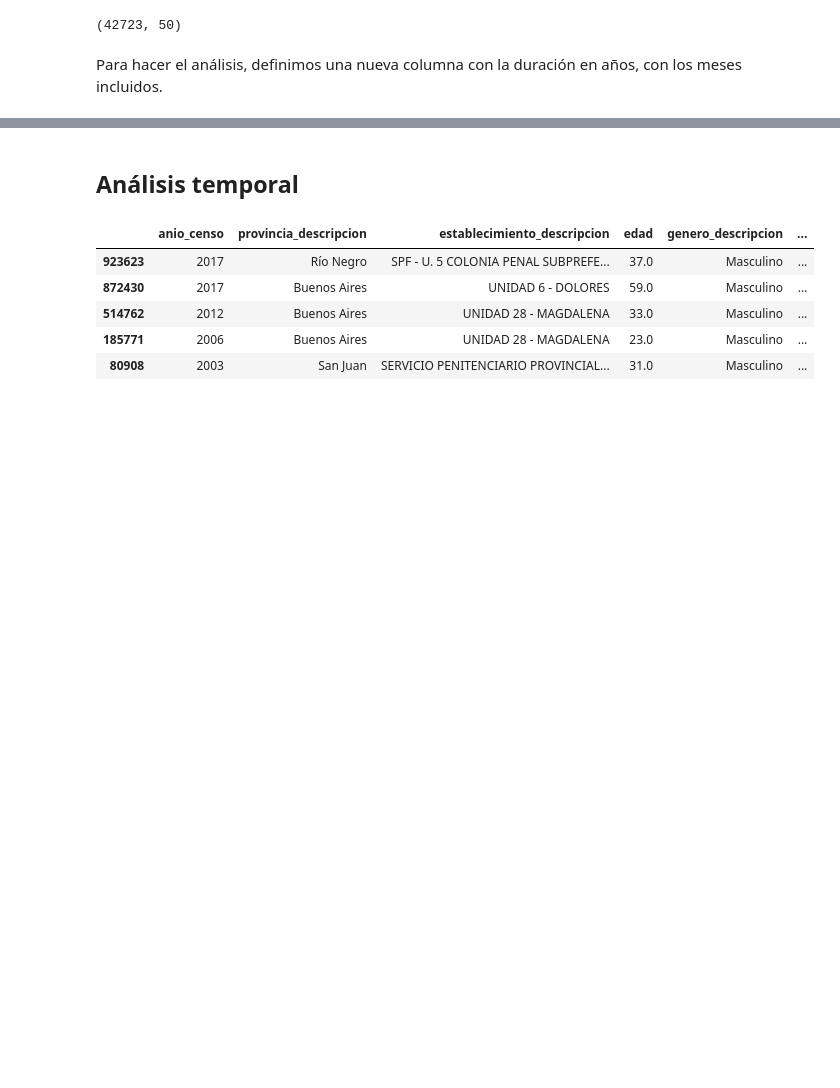
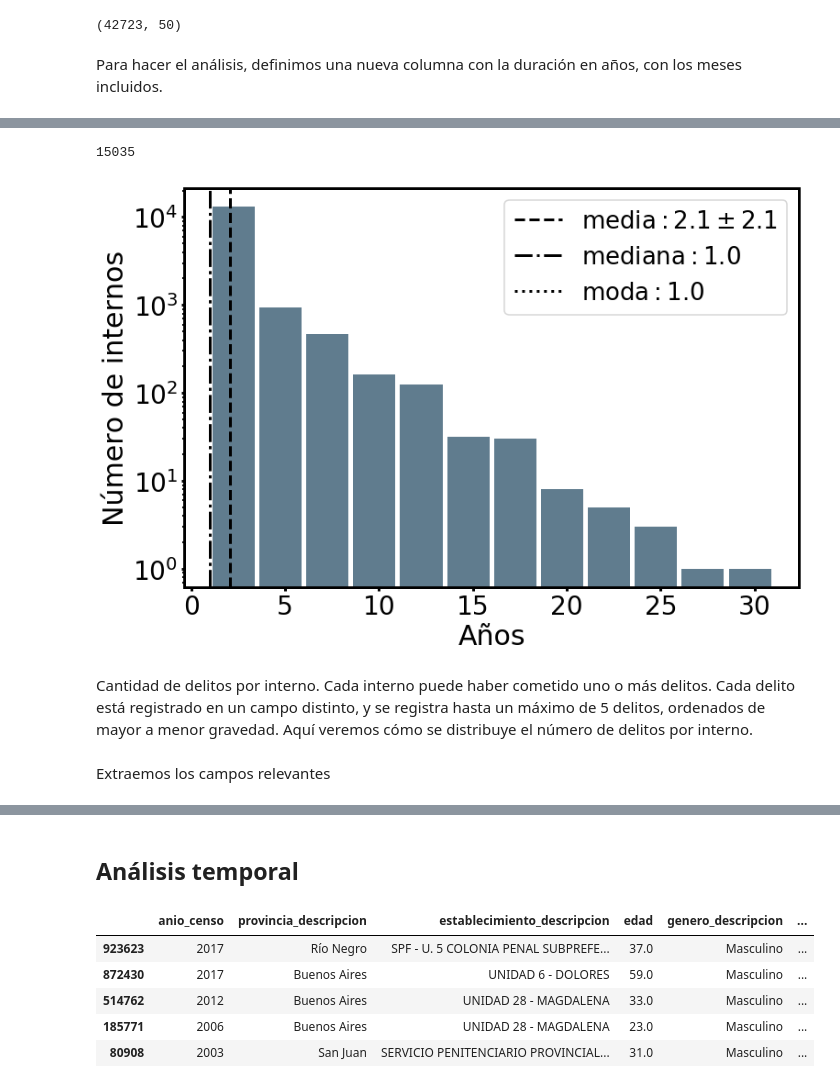
Before and after one commit to nahuelalmeira/poblacionPenal, a Jupyter notebook: VisualizacionYAnalisis/DiploDatos_PoblacionPenitenciariaArgentina_VyA.ipynb, the cells around one changed output, grey strips where cells are left out. Drawn from its saved outputs; the diff is of its cells as text; code cells hidden in the pictures; blank space fills up the shorter version.

```diff
--- a/VisualizacionYAnalisis/DiploDatos_PoblacionPenitenciariaArgentina_VyA.ipynb
+++ b/VisualizacionYAnalisis/DiploDatos_PoblacionPenitenciariaArgentina_VyA.ipynb
@@ -601,0 +647,70 @@ Visualmente se puede ver que el estimador ML no da un buen resultado. Mínimos c
+# %%
+mask = data_dur_condena['tiempo_sin_condena'] > 0
+data_dur_condena[mask].shape[0]
+# %% [output]
+15035
+# %%
+def preprocessing_dur_condena(data_raw, fecha_ultimo_censo, negativos=False):
+
+    ## Selecciono sólo los condenados
+    data = data_raw[data_raw['situacion_legal_descripcion']=='Condenado']
+
+    ## Columnas relevantes
+    date_cols = ['fecha_detencion', 'fecha_condenado']
+
+    ## Filtro valores nulos
+    data = data.dropna(subset=date_cols)
+
+    ## Selecciono tipo de datos de columnas como datatime
+    data['fecha_detencion'] = pd.to_datetime(data['fecha_detencion'], format='%Y-%m-%d')
+    data['fecha_condenado'] = pd.to_datetime(data['fecha_condenado'], format='%Y-%m-%d')
+
+    ## Filtro las fechas 'del futuro' (fechas posteriores a la realizacion del censo)
+    mask = (data['fecha_detencion'] < fecha_ultimo_censo) & \
+           (data['fecha_condenado'] < fecha_ultimo_censo)
+    data = data[mask]
+
+    ## Defino campo con tiempo sin condena
+    data['tiempo_sin_condena'] = data['fecha_condenado'] - data['fecha_detencion']
+
+    ## Selecciono tipo de datos como timedelta medido en años
+    data['tiempo_sin_condena'] = data['tiempo_sin_condena'].astype('timedelta64[Y]')
+
+    ## Filtro valores negativos
+    if not negativos:
+        mask = data['tiempo_sin_condena'] > 0
+        data = data[mask]
+
+    return data
+
+def plot_tiempo_sin_condena(data):
+
+    tiempo_sin_condena_anios = data['tiempo_sin_condena']
+
+    moda = data['tiempo_sin_condena'].mode().values[0]
+    media = data['tiempo_sin_condena'].mean()
+    mediana = tiempo_sin_condena_anios.median()
+    std = tiempo_sin_condena_anios.std()
+
+    fig, ax = plt.subplots(figsize=(12, 8))
+    ax.set_xlabel('Años')
+    ax.set_ylabel('Número de internos')
+    ax.hist(tiempo_sin_condena_anios.values, rwidth=0.9, log=True, bins=12, color='#607c8e')
+    ax.axvline(media, linestyle='--', color='k', label=r'$\mathrm{media: }$' + r'$ {{{:.1f}}}\pm {{{:.1f}}}$'.format(media, std))
+    ax.axvline(mediana, linestyle='-.', color='k', label=r'$\mathrm{mediana: }$' + r'$ {{{:.1f}}}$'.format(mediana))
+    ax.axvline(moda, linestyle=':', color='k', label=r'$\mathrm{moda: }$' + r'$ {{{:.1f}}}$'.format(moda))
+    #text = 'Media: {:.1f}\nMediana: {:.1f}\nModa: {:.1f}\nStd: {:.1f}'.format(media, mediana, moda, std)
+    #ax.text(0.75, 0.34, text, transform=ax.transAxes, fontsize=24)
+    ax.legend(loc='best')
+    plt.savefig('../Informe/graficos/diff_condenado_detencion.png')
+    plt.show()
+
+fecha_ultimo_censo = '2017-12-31'
+data_dur_condena = preprocessing_dur_condena(data_raw, fecha_ultimo_censo)
+plot_tiempo_sin_condena(data_dur_condena)
+# %% [output]
+[figure, added]
+# %% [markdown]
+Cantidad de delitos por interno. Cada interno puede haber cometido uno o más delitos. Cada delito está registrado en un campo distinto, y se registra hasta un máximo de 5 delitos, ordenados de mayor a menor gravedad. Aquí veremos cómo se distribuye el número de delitos por interno.
+# %% [markdown]
+Extraemos los campos relevantes
```
Also changed, not shown: parts of 68 cells of this notebook.
